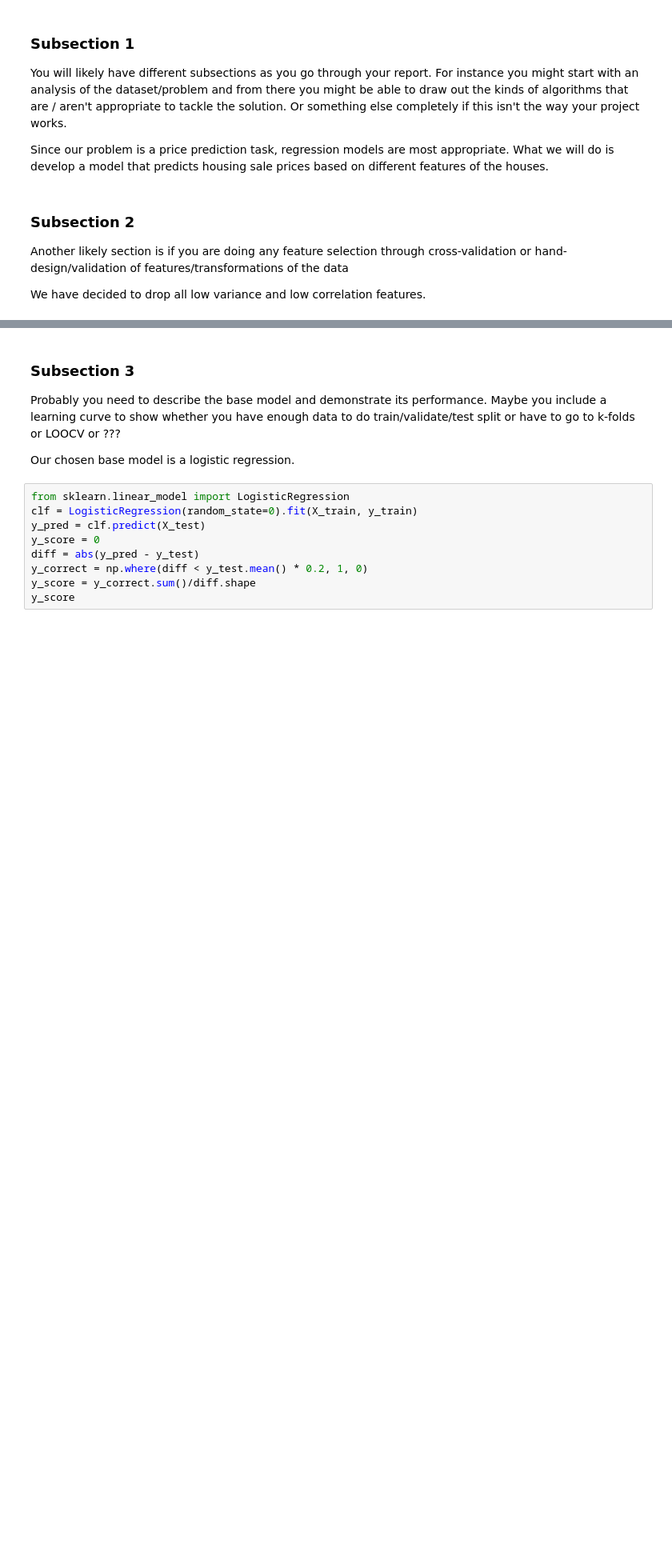
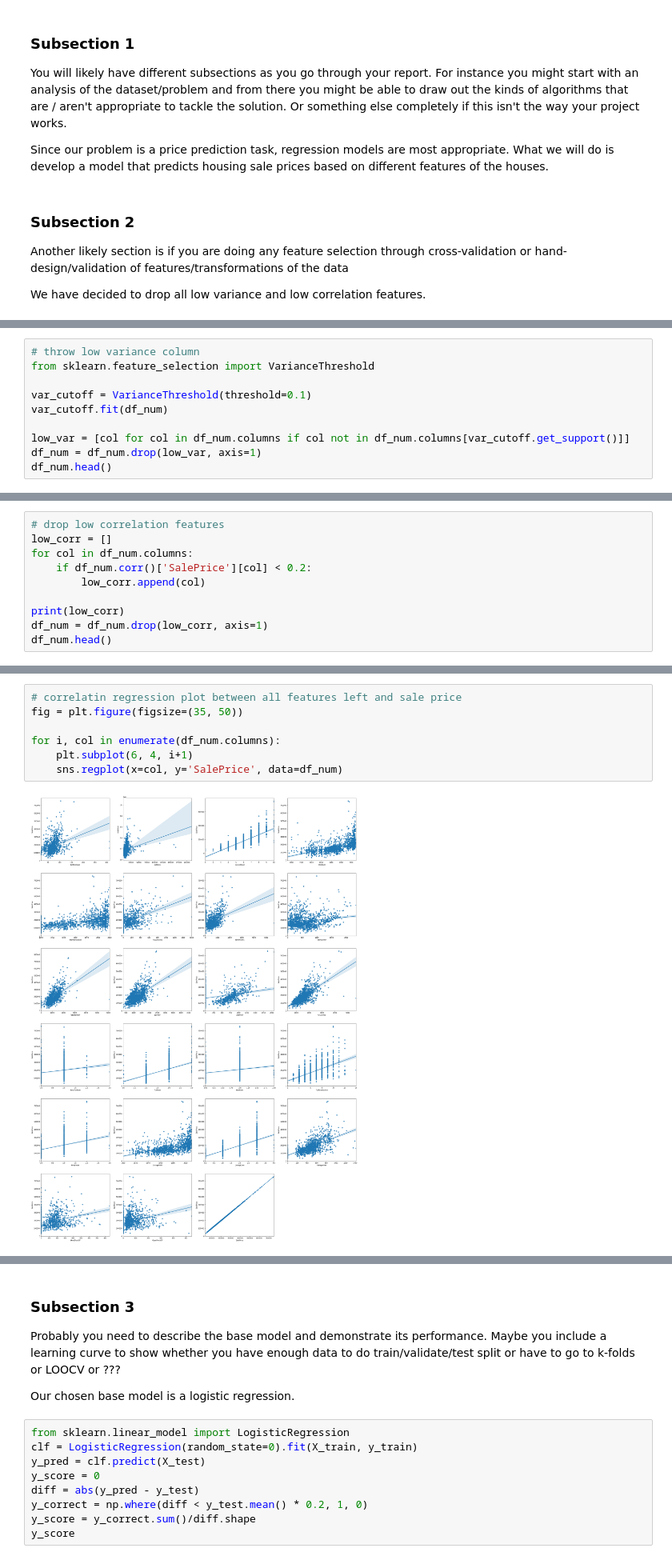
Before and after one commit to COGS118A/Group047-Sp22, a Jupyter notebook: FinalProject_group047.ipynb, the cells around one changed output, grey strips where cells are left out. Shown at 80% size. Cells and saved outputs as stored; diff of their text form; blank space fills up the shorter version.

```diff
--- a/FinalProject_group047.ipynb
+++ b/FinalProject_group047.ipynb
@@ -78,0 +134,10 @@ We have decided to drop all low variance and low correlation features.
+# %%
+# throw low variance column
+from sklearn.feature_selection import VarianceThreshold
+
+var_cutoff = VarianceThreshold(threshold=0.1)
+var_cutoff.fit(df_num)
+
+low_var = [col for col in df_num.columns if col not in df_num.columns[var_cutoff.get_support()]]
+df_num = df_num.drop(low_var, axis=1)
+df_num.head()
@@ -78,0 +178,10 @@ We have decided to drop all low variance and low correlation features.
+# %%
+# drop low correlation features
+low_corr = []
+for col in df_num.columns:
+    if df_num.corr()['SalePrice'][col] < 0.2:
+        low_corr.append(col)
+
+print(low_corr)
+df_num = df_num.drop(low_corr, axis=1)
+df_num.head()
@@ -78,0 +197,9 @@ We have decided to drop all low variance and low correlation features.
+# %%
+# correlatin regression plot between all features left and sale price
+fig = plt.figure(figsize=(35, 50))
+
+for i, col in enumerate(df_num.columns):
+    plt.subplot(6, 4, i+1)
+    sns.regplot(x=col, y='SalePrice', data=df_num)
+# %% [output]
+[figure, added]
```
Also changed, not shown: parts of 22 cells of this notebook.
